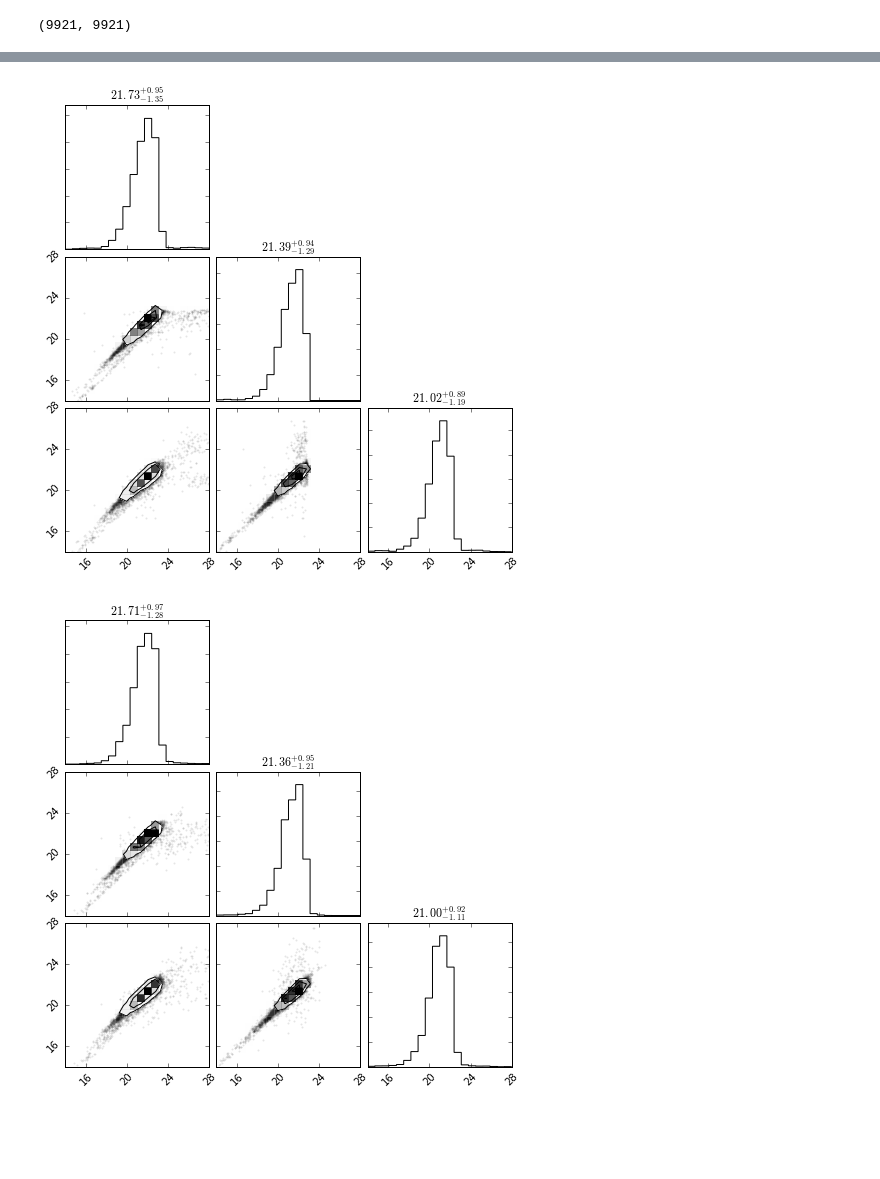
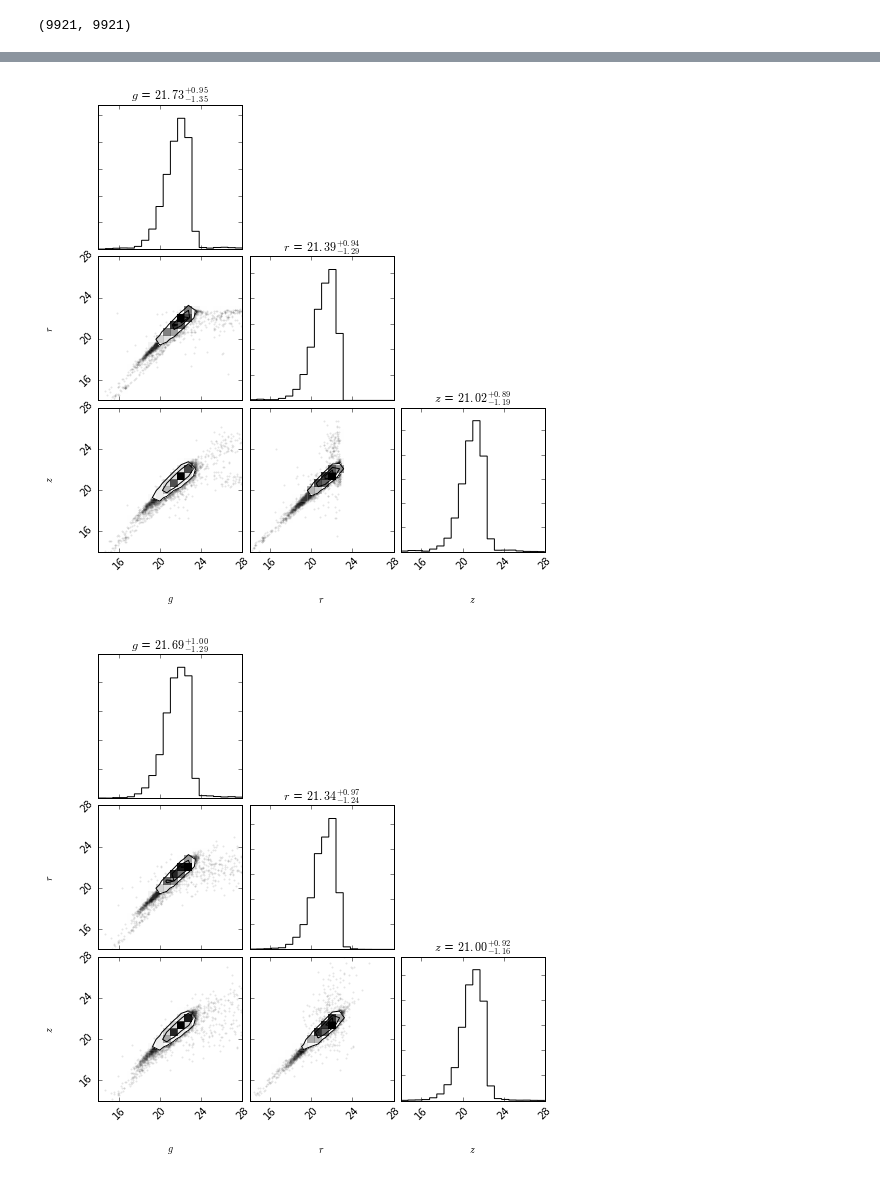
Before and after one commit to desihub/desitarget, a Jupyter notebook: doc/dr2_mag_distributions.ipynb, the cells around one changed output, grey strips where cells are left out. Cells and saved outputs as stored; diff of their text form; code cells hidden in the pictures; blank space fills up the shorter version.

Commit message:
Allows sampling of BGS targets, adds labels to corner plots in dr2_mag_distributions.ipynb

```diff
--- a/doc/dr2_mag_distributions.ipynb
+++ b/doc/dr2_mag_distributions.ipynb
@@ -69,13 +69,15 @@ class GaussianMixtureModel(object):
         return X
 # %%
 def classify_targets(cuts):
-    lrg_mask = cuts['DESI_TARGET'] & desi_mask.LRG
-    elg_mask = cuts['DESI_TARGET'] & desi_mask.ELG
-    qso_mask = cuts['DESI_TARGET'] & desi_mask.QSO
-    lrgs = lrg_mask.astype(bool)
-    elgs = elg_mask.astype(bool)
-    qsos = qso_mask.astype(bool)
-    return cuts[lrgs], cuts[elgs], cuts[qsos]
+    lrg_targets = cuts['DESI_TARGET'] & desi_mask.LRG
+    elg_targets = cuts['DESI_TARGET'] & desi_mask.ELG
+    qso_targets = cuts['DESI_TARGET'] & desi_mask.QSO
+    bgs_targets = cuts['BGS_TARGET'] & bgs_mask.BGS_BRIGHT
+    lrgs = lrg_targets.astype(bool)
+    elgs = elg_targets.astype(bool)
+    qsos = qso_targets.astype(bool)
+    bgs = bgs_targets.astype(bool)
+    return cuts[lrgs], cuts[elgs], cuts[qsos], cuts[bgs]
 
 
 def get_bic(data, components_range):
@@ -123,21 +125,27 @@ def dr2_data(object_data):
     gg, rr, zz = flux_to_mag(object_data)
     return np.array([gg, rr, zz]).T
 
-def sample_magnitudes(target_type, n_targets):
+def sample_magnitudes(target_type, n_targets, random_state=None):
     if target_type == 'LRG':
-        model = GaussianMixtureModel.load('lrgMag_gmm.fits')
+        model = GaussianMixtureModel.load('data/lrgMag_gmm.fits')
     elif target_type == 'ELG':
-        model = GaussianMixtureModel.load('elgMag_gmm.fits')
+        model = GaussianMixtureModel.load('data/elgMag_gmm.fits')
     elif target_type == 'QSO':
-        model = GaussianMixtureModel.load('qsoMag_gmm.fits')
-    return  model.sample(n_targets)
+        model = GaussianMixtureModel.load('data/qsoMag_gmm.fits')
+    elif target_type == 'BGS':
+        model = GaussianMixtureModel.load('data/bgsMag_gmm.fits')
+    return  model.sample(n_targets, random_state)
 # %% [markdown]
 ## Import targets that have passed selection cuts
 # %%
 #import selection dr2 targets that have passed selection cuts
-cuts = Table.read('all_cuts.fits', format='fits')
-lrg, elg, qso = classify_targets(cuts)
+cuts = Table.read('data/all_cuts.fits', format='fits')
+lrg, elg, qso, bgs = classify_targets(cuts)
 # %%
+#rng for sampling
+seed = 123
+gen = np.random.RandomState(seed)
+
 #number of components to test for bic
 components_range = range(1,36)
 # %% [markdown]
@@ -250,12 +264,15 @@ qsoMag_sample = sample_magnitudes('QSO', n_targets=len(qsoMag_data))
 # %%
 axes_range = [(14,28), (14,28), (14,28)]
 
 #Data
-fig1 = cn.corner(qsoMag_data, show_titles=True, title_kwargs={"fontsize": 12}, range=axes_range)
+fig1 = cn.corner(qsoMag_data, labels=[r"$g$", r"$r$", r"$z$"], show_titles=True,
+                 title_kwargs={"fontsize": 12}, range=axes_range)
 #Sample
-fig2 = cn.corner(qsoMag_sample, show_titles=True, title_kwargs={"fontsize": 12}, range=axes_range)
+fig2 = cn.corner(qsoMag_sample, labels=[r"$g$", r"$r$", r"$z$"], show_titles=True,
+                 title_kwargs={"fontsize": 12}, range=axes_range)
 #Cross-validation
-fig3 = cn.corner(qsoMag_cross, show_titles=True, title_kwargs={"fontsize": 12}, range=axes_range)
+fig3 = cn.corner(qsoMag_cross, labels=[r"$g$", r"$r$", r"$z$"], show_titles=True,
+                 title_kwargs={"fontsize": 12}, range=axes_range)
 # %% [output]
-[figure, old version]
+[figure, new version]
-[figure, old version]
+[figure, new version]
```
Also changed, not shown: parts of 14 cells of this notebook, 3 other files.
